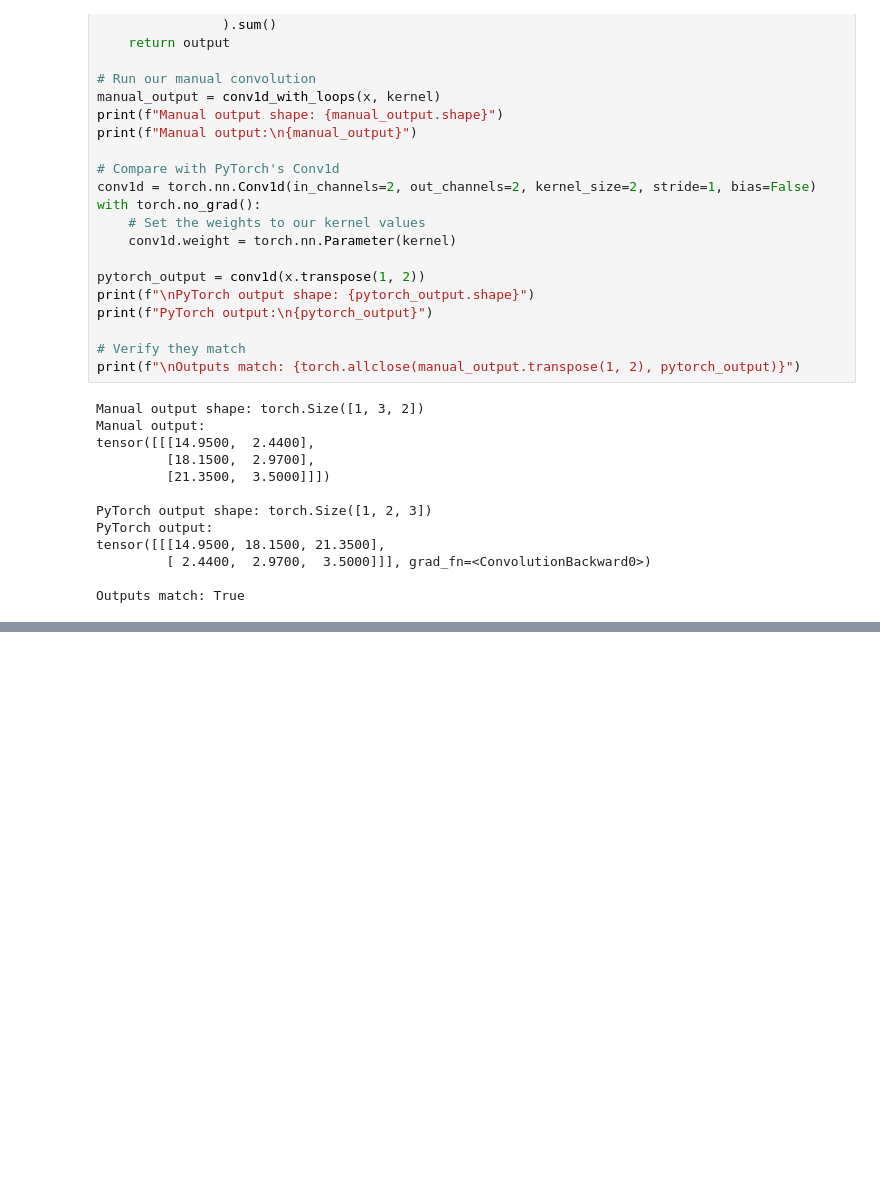
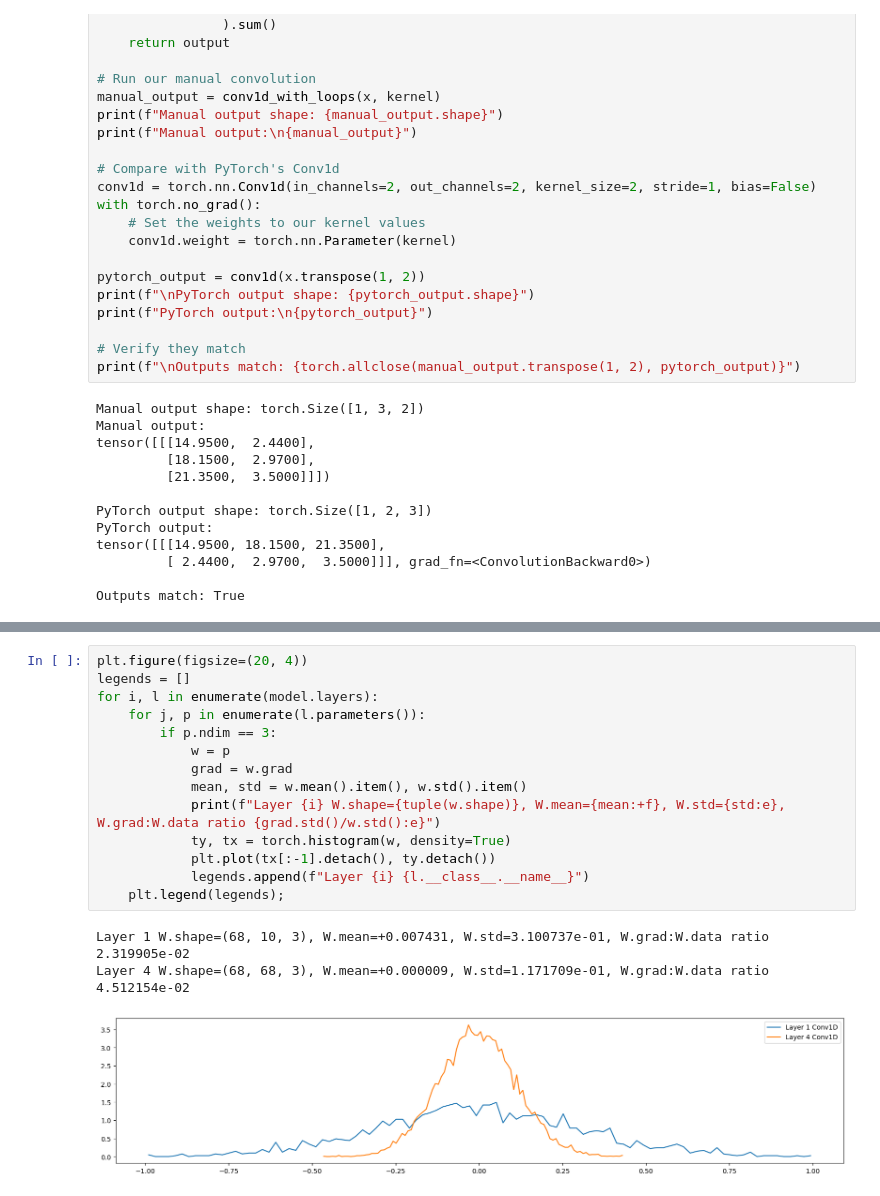
Before and after one commit to gpmarques/what_is_a_transformer, a Jupyter notebook: makemore_part6.ipynb, the cells around one changed output, grey strips where cells are left out. Drawn from its saved outputs; the diff is of its cells as text; blank space fills up the shorter version.

```diff
--- a/makemore_part6.ipynb
+++ b/makemore_part6.ipynb
@@ -628,0 +653,18 @@ Layer 3 outs: mean=+0.035035, std=6.104411e-01, saturation=12.90%
+# %%
+plt.figure(figsize=(20, 4))
+legends = []
+for i, l in enumerate(model.layers):
+    for j, p in enumerate(l.parameters()):
+        if p.ndim == 3:
+            w = p
+            grad = w.grad
+            mean, std = w.mean().item(), w.std().item()
+            print(f"Layer {i} W.shape={tuple(w.shape)}, W.mean={mean:+f}, W.std={std:e}, W.grad:W.data ratio {grad.std()/w.std():e}")
+            ty, tx = torch.histogram(w, density=True)
+            plt.plot(tx[:-1].detach(), ty.detach())
+            legends.append(f"Layer {i} {l.__class__.__name__}")
+    plt.legend(legends);
+# %% [output]
+Layer 1 W.shape=(68, 10, 3), W.mean=+0.007431, W.std=3.100737e-01, W.grad:W.data ratio 2.319905e-02
+Layer 4 W.shape=(68, 68, 3), W.mean=+0.000009, W.std=1.171709e-01, W.grad:W.data ratio 4.512154e-02
+[figure, added]
```
Also changed, not shown: parts of 12 cells of this notebook.
